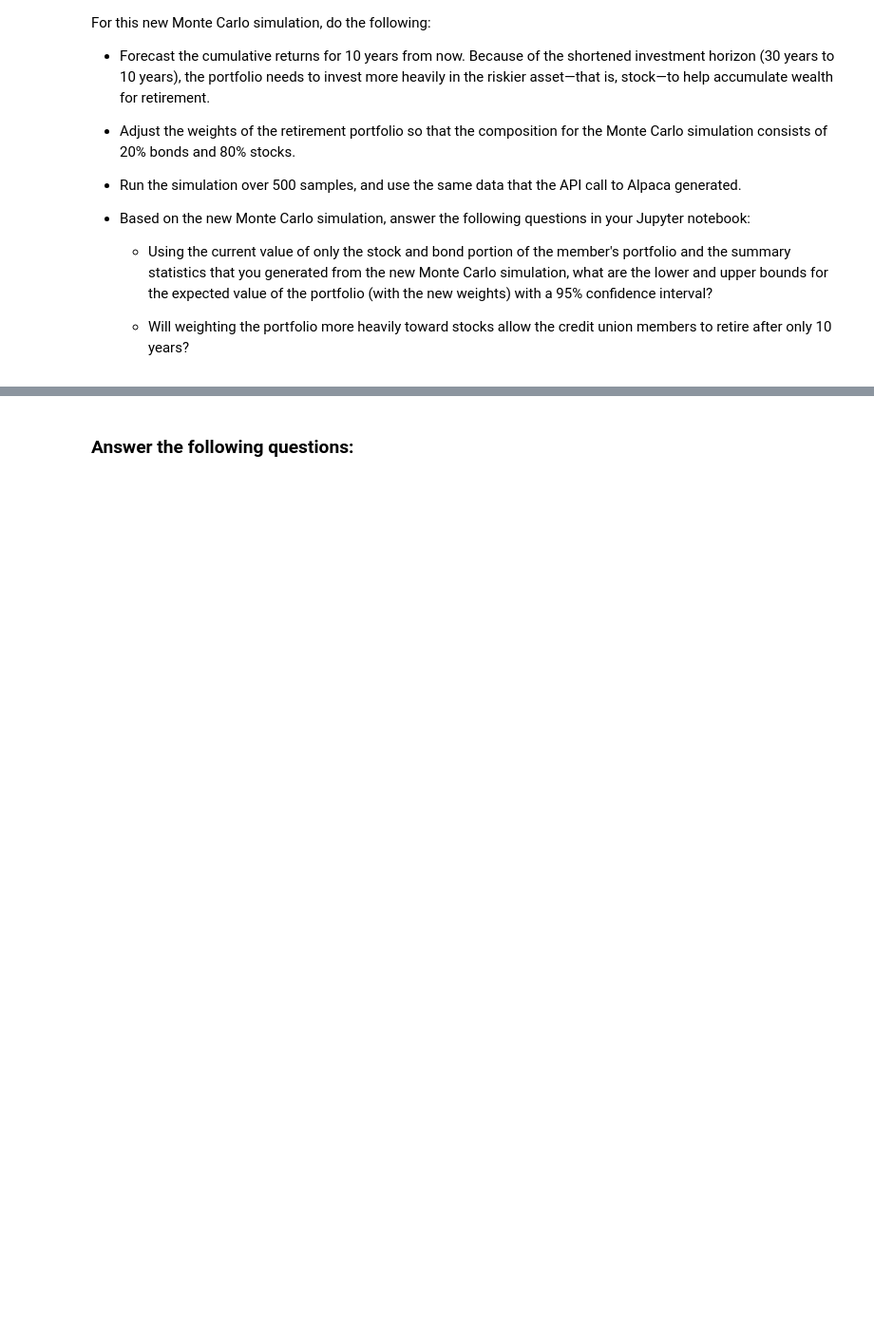
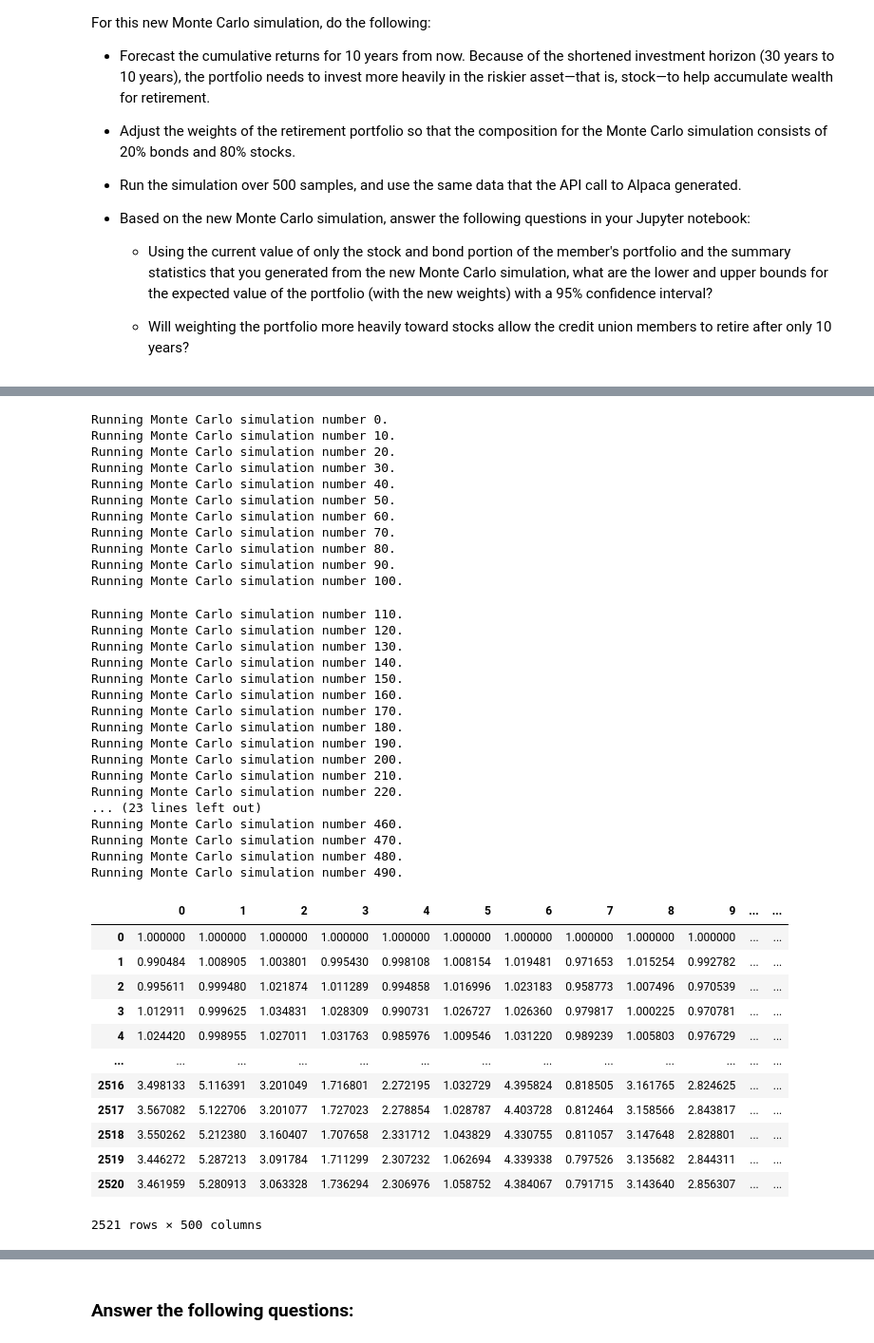
Before and after one commit to ALovettII/5-challenge, a Jupyter notebook: financial_planning_tools.ipynb, the cells around one changed output, grey strips where cells are left out. Shown: that part at 95% size. Drawn from its saved outputs; the diff is of its cells as text; code cells hidden in the pictures; blank space fills up the shorter version.

```diff
--- a/financial_planning_tools.ipynb
+++ b/financial_planning_tools.ipynb
@@ -654,6 +667,48 @@ For this new Monte Carlo simulation, do the following:
 # %%
 # Run the Monte Carlo simulation to forecast 10 years cumulative returns
-# YOUR CODE HERE
+MC_2080.calc_cumulative_return()
+# %% [output]
+Running Monte Carlo simulation number 0.
+Running Monte Carlo simulation number 10.
+Running Monte Carlo simulation number 20.
+Running Monte Carlo simulation number 30.
+Running Monte Carlo simulation number 40.
+Running Monte Carlo simulation number 50.
+Running Monte Carlo simulation number 60.
+Running Monte Carlo simulation number 70.
+Running Monte Carlo simulation number 80.
+Running Monte Carlo simulation number 90.
+Running Monte Carlo simulation number 100.
+Running Monte Carlo simulation number 110.
+Running Monte Carlo simulation number 120.
+Running Monte Carlo simulation number 130.
+Running Monte Carlo simulation number 140.
+Running Monte Carlo simulation number 150.
+Running Monte Carlo simulation number 160.
+Running Monte Carlo simulation number 170.
+Running Monte Carlo simulation number 180.
+Running Monte Carlo simulation number 190.
+Running Monte Carlo simulation number 200.
+Running Monte Carlo simulation number 210.
+Running Monte Carlo simulation number 220.
+... (23 lines left out)
+Running Monte Carlo simulation number 460.
+Running Monte Carlo simulation number 470.
+Running Monte Carlo simulation number 480.
+Running Monte Carlo simulation number 490.
+|  | 0 | 1 | 2 | 3 | 4 | 5 | 6 | 7 | 8 | 9 | ... | ... |
+| 0 | 1.000000 | 1.000000 | 1.000000 | 1.000000 | 1.000000 | 1.000000 | 1.000000 | 1.000000 | 1.000000 | 1.000000 | ... | ... |
+| 1 | 0.990484 | 1.008905 | 1.003801 | 0.995430 | 0.998108 | 1.008154 | 1.019481 | 0.971653 | 1.015254 | 0.992782 | ... | ... |
+| 2 | 0.995611 | 0.999480 | 1.021874 | 1.011289 | 0.994858 | 1.016996 | 1.023183 | 0.958773 | 1.007496 | 0.970539 | ... | ... |
+| 3 | 1.012911 | 0.999625 | 1.034831 | 1.028309 | 0.990731 | 1.026727 | 1.026360 | 0.979817 | 1.000225 | 0.970781 | ... | ... |
+| 4 | 1.024420 | 0.998955 | 1.027011 | 1.031763 | 0.985976 | 1.009546 | 1.031220 | 0.989239 | 1.005803 | 0.976729 | ... | ... |
+| ... | ... | ... | ... | ... | ... | ... | ... | ... | ... | ... | ... | ... |
+| 2516 | 3.498133 | 5.116391 | 3.201049 | 1.716801 | 2.272195 | 1.032729 | 4.395824 | 0.818505 | 3.161765 | 2.824625 | ... | ... |
+| 2517 | 3.567082 | 5.122706 | 3.201077 | 1.727023 | 2.278854 | 1.028787 | 4.403728 | 0.812464 | 3.158566 | 2.843817 | ... | ... |
+| 2518 | 3.550262 | 5.212380 | 3.160407 | 1.707658 | 2.331712 | 1.043829 | 4.330755 | 0.811057 | 3.147648 | 2.828801 | ... | ... |
+| 2519 | 3.446272 | 5.287213 | 3.091784 | 1.711299 | 2.307232 | 1.062694 | 4.339338 | 0.797526 | 3.135682 | 2.844311 | ... | ... |
+| 2520 | 3.461959 | 5.280913 | 3.063328 | 1.736294 | 2.306976 | 1.058752 | 4.384067 | 0.791715 | 3.143640 | 2.856307 | ... | ... |
+2521 rows × 500 columns
 # %%
 # Visualize the 10-year Monte Carlo simulation by creating an
 # overlay line plot
```
Also changed, not shown: parts of 31 cells of this notebook.
